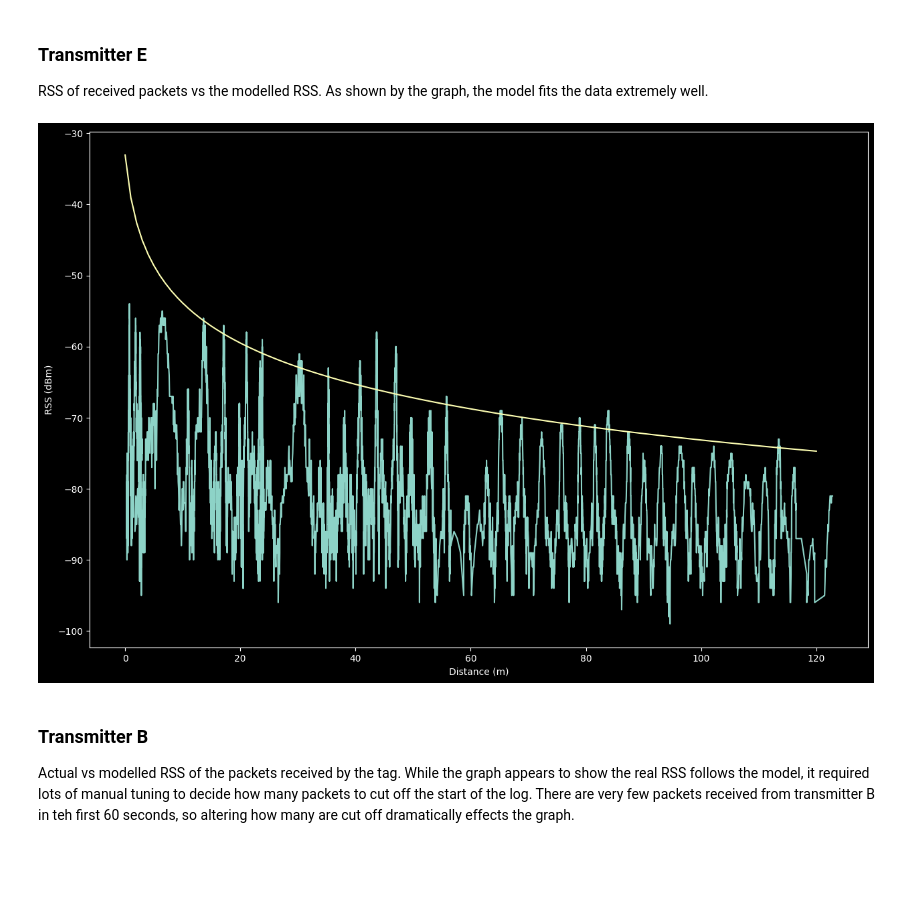
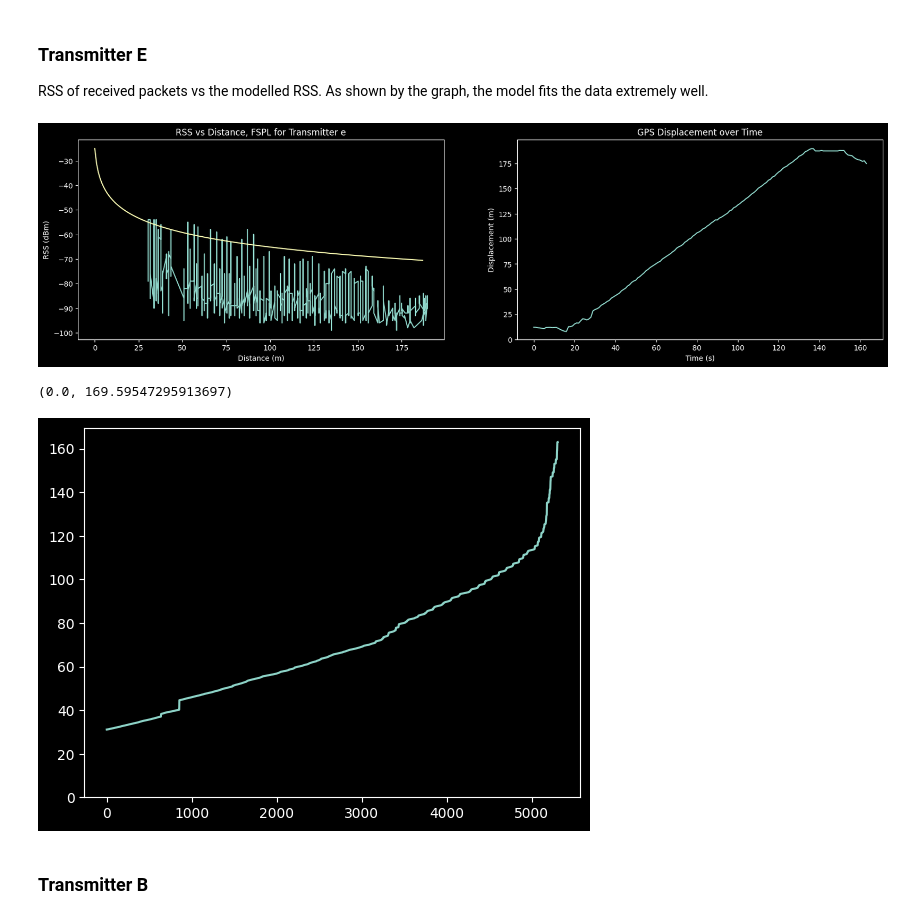
Before and after one commit to SheffieldMLtracking/BLEanalysis, a Jupyter notebook: jupyter/Finley/FSPL.ipynb, the cells around one changed output. Saved outputs shown, nothing was run; the diff lists cells and outputs as text; code cells hidden in the pictures; blank space fills up the shorter version.

```diff
--- a/jupyter/Finley/FSPL.ipynb
+++ b/jupyter/Finley/FSPL.ipynb
@@ -210,19 +210,23 @@ def plot_rss_vs_distance(gps_points :list, log_data :list):
-# %%
-plt.figure(figsize=(15,10))
-max_x_value = plot_rss_vs_distance(gps_data, log_data_e)
-
-# plot FSPL estimates RSS
-fspl_points = []
-
-for x in range (1, max_x_value):
-    fspl_points.append(-1 * signal_loss(x) + -8) # -7 is the transmitter power
-
-plt.plot(fspl_points)
-plt.show()
-# %% [output]
-[figure, removed]
+# %%
+plt.figure(figsize=(20, 5))
+plt.subplot(1, 2, 1)
+plot_rss_vs_dist_vs_fspl(log_data_e)
+
+plt.subplot(1, 2, 2)
+plt.plot(log_data_e.gps_log.get_displacements())
+plt.ylim(bottom=0)
+plt.xlabel("Time (s)")
+plt.ylabel("Displacement (m)")
+plt.title("GPS Displacement over Time")
+plt.show()
+# %% [output]
+[figure, added]
+# %%
+plt.plot([getattr(obj, "time") for obj in log_data_e.packets])
+plt.ylim(bottom=0)
+# %% [output]
+(0.0, 169.59547295913697)
+[figure, added]
 # %% [markdown]
 ### Transmitter B
-
-Actual vs modelled RSS of the packets received by the tag. While the graph appears to show the real RSS follows the model, it required lots of manual tuning to decide how many packets to cut off the start of the log. There are very few packets received from transmitter B in teh first 60 seconds, so altering how many are cut off dramatically effects the graph.
 # %%
```
Also changed, not shown: parts of 14 cells of this notebook, 1 other file.
